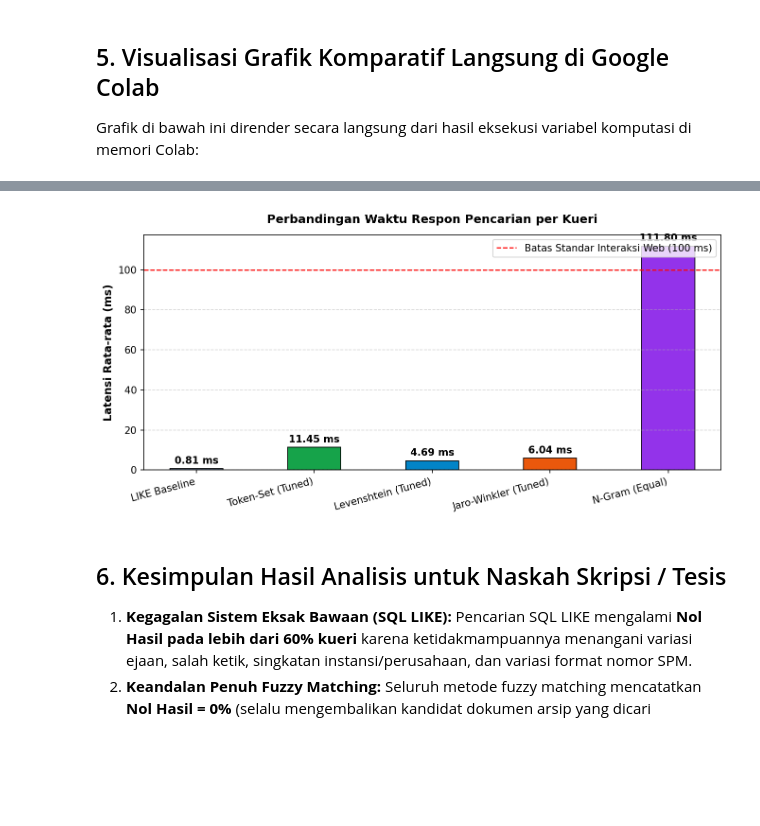
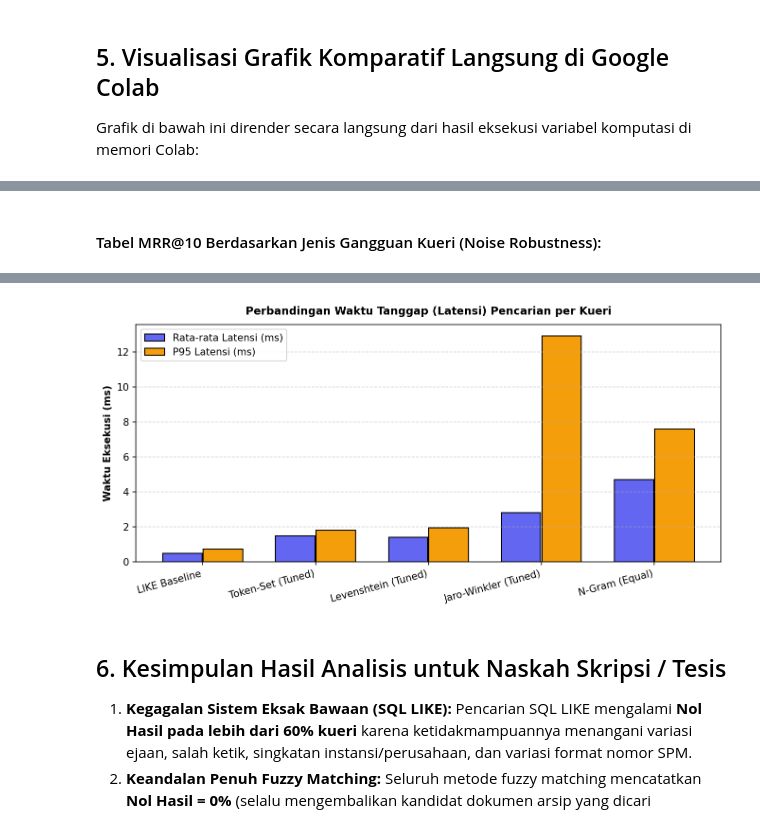
Before and after one commit to wahyu2021/penelitian-mandiri, a Jupyter notebook: notebooks/analisis_evaluasi.ipynb, the cells around one changed output, grey strips where cells are left out. Drawn from its saved outputs; the diff is of its cells as text; code cells hidden in the pictures; blank space fills up the shorter version.

```diff
--- a/notebooks/analisis_evaluasi.ipynb
+++ b/notebooks/analisis_evaluasi.ipynb
@@ -282,7 +335,9 @@ Pada sel ini, sistem akan mengeksekusi langsung pencarian 40 kueri uji terhadap
 
 Seluruh latensi waktu komputasi (milidetik) dicatat secara nyata.
 # %%
-# Sel 4: Perangkingan Multi-Field & Pengukuran Waktu Nyata
+# =====================================================================
+# SEL 5: PERANGKINGAN MULTI-FIELD & PENGUKURAN WAKTU NYATA
+# =====================================================================
 
 CONFIGURATIONS = {
     'LIKE Baseline': {'type': 'like'},
@@ -309,9 +364,9 @@ CONFIGURATIONS = {
 }
 
 like_engine = LikeBaseline()
-search_results = defaultdict(dict) # {config_name: {qid: {'retrieved': [doc_ids], 'latency_ms': float}}}
+search_results = defaultdict(dict)
 
-print("[*] Menjalankan komputasi temu kembali pada seluruh 40 kueri uji...")
+print("[*] Menjalankan komputasi temu kembali pada seluruh 40 kueri uji dengan DATA ASLI...")
 start_all = time.time()
 
 for cfg_name, cfg in CONFIGURATIONS.items():
@@ -319,6 +374,7 @@ for cfg_name, cfg in CONFIGURATIONS.items():
     for q in queries_list:
         qid = q['query_id']
         qtext = q['query_text']
+        q_norm = normalize_text(qtext)
 
         t0 = time.perf_counter()
         if cfg['type'] == 'like':
@@ -329,12 +385,14 @@ for cfg_name, cfg in CONFIGURATIONS.items():
             w_sum, w_spm, w_pty = cfg['w_sum'], cfg['w_spm'], cfg['w_pty']
             scored = []
             for doc in corpus_records:
-                s_sum = sim_fn(qtext, doc['summary_clean']) if w_sum > 0 else 0.0
+                target_sum = doc['summary_clean'] if doc['summary_clean'] else doc['summary_raw']
+                s_sum = sim_fn(q_norm, target_sum) if w_sum > 0 else 0.0
                 s_spm = sim_fn(qtext, doc['spm_number']) if w_spm > 0 else 0.0
-                s_pty = sim_fn(qtext, doc['party_name']) if w_pty > 0 else 0.0
-                total_score = w_sum * s_sum + w_spm * s_spm + w_pty * s_pty
+                s_pty = sim_fn(q_norm, doc['party_name']) if w_pty > 0 else 0.0
+                total_score = (w_sum * s_sum) + (w_spm * s_spm) + (w_pty * s_pty)
                 scored.append((doc['id'], total_score))
-            scored.sort(key=lambda x: x[1], reverse=True)
+            # Urutkan skor tertinggi ke terendah (tie-breaker: ID arsip terkecil)
+            scored.sort(key=lambda x: (-x[1], x[0]))
             retrieved_ids = [x[0] for x in scored[:10]]
 
         t_elapsed_ms = (time.perf_counter() - t0) * 1000.0
@@ -492,25 +551,50 @@ plt.show()
 # %%
-# Sel 7: Grafik Batang Kecepatan Waktu Pencarian (Latensi Komputasi)
+# =====================================================================
+# SEL 8: VISUALISASI KETAHANAN GANGGUAN (NOISE ROBUSTNESS) & LATENSI
+# =====================================================================
 
-latencies = df_metrics['Rata-rata Latensi (ms)'].tolist()
-colors = ['#64748b', '#16a34a', '#0284c7', '#ea580c', '#9333ea']
+# 1. Hitung MRR@10 Berdasarkan Kategori Gangguan (Noise Type)
+noise_types = sorted(list({q['noise_type'] for q in queries_list}))
+noise_rows = []
 
+for nt in noise_types:
+    sub_queries = [q for q in queries_list if q['noise_type'] == nt]
+    row_data = {'Kategori Gangguan (Noise)': nt, 'Jumlah Kueri': len(sub_queries)}
+    for cfg_name in CONFIGURATIONS.keys():
+        rr_sub = []
+        for q in sub_queries:
+            qid = q['query_id']
+            retrieved = search_results[cfg_name][qid]['retrieved']
+            rel_ids = {aid for aid, val in q['judgments'].items() if val == 1}
+            rr = 0.0
+            for rank, aid in enumerate(retrieved[:10], start=1):
+                if aid in rel_ids:
+                    rr = 1.0 / rank
+                    break
+            rr_sub.append(rr)
+        row_data[cfg_name] = sum(rr_sub) / len(rr_sub) if rr_sub else 0.0
+    noise_rows.append(row_data)
+
+df_noise = pd.DataFrame(noise_rows)
+display(HTML("<h4>Tabel MRR@10 Berdasarkan Jenis Gangguan Kueri (Noise Robustness):</h4>"))
+display(df_noise.style.format({cfg: '{:.4f}' for cfg in CONFIGURATIONS.keys()}))
+
+# 2. Plot Grafik Latensi Pencarian (Bebas Warning Matplotlib)
 fig, ax = plt.subplots(figsize=(9, 4.5), dpi=150)
-bars = ax.bar(labels, latencies, color=colors, edgecolor='black', linewidth=0.8, width=0.45)
+lat_vals = df_metrics['Rata-rata Latensi (ms)'].tolist()
+p95_vals = df_metrics['P95 Latensi (ms)'].tolist()
+x_pos = list(range(len(labels)))
 
-for bar in bars:
-    h = bar.get_height()
-    ax.annotate(f"{h:.2f} ms",
-                xy=(bar.get_x() + bar.get_width() / 2, h),
-                xytext=(0, 3), textcoords="offset points",
-                ha='center', va='bottom', fontsize=10, fontweight='bold')
+ax.bar([i - 0.18 for i in x_pos], lat_vals, width=0.35, label='Rata-rata Latensi (ms)', color='#6366f1', edgecolor='black')
+ax.bar([i + 0.18 for i in x_pos], p95_vals, width=0.35, label='P95 Latensi (ms)', color='#f59e0b', edgecolor='black')
 
-ax.axhline(100, color='red', linestyle='--', linewidth=1.2, label='Batas Standar Interaksi Web (100 ms)')
-ax.set_ylabel('Latensi Rata-rata (ms)', fontsize=11, fontweight='bold')
-ax.set_title('Perbandingan Waktu Respon Pencarian per Kueri', fontsize=12, fontweight='bold', pad=12)
+ax.set_ylabel('Waktu Eksekusi (ms)', fontsize=10, fontweight='bold')
+ax.set_title('Perbandingan Waktu Tanggap (Latensi) Pencarian per Kueri', fontsize=11, fontweight='bold', pad=10)
+ax.set_xticks(x_pos)
 ax.set_xticklabels(labels, rotation=15, ha='right', fontsize=10)
 ax.grid(axis='y', linestyle='--', alpha=0.5)
-ax.legend(loc='upper right')
+ax.legend()
 plt.tight_layout()
 plt.show()
 # %% [output]
+Tabel MRR@10 Berdasarkan Jenis Gangguan Kueri (Noise Robustness):
@@ -517,4 +609,4 @@ plt.show()
-[figure, old version]
+[figure, new version]
 # %% [markdown]
 ## 6. Kesimpulan Hasil Analisis untuk Naskah Skripsi / Tesis
 
```
Also changed, not shown: parts of 8 cells of this notebook.
